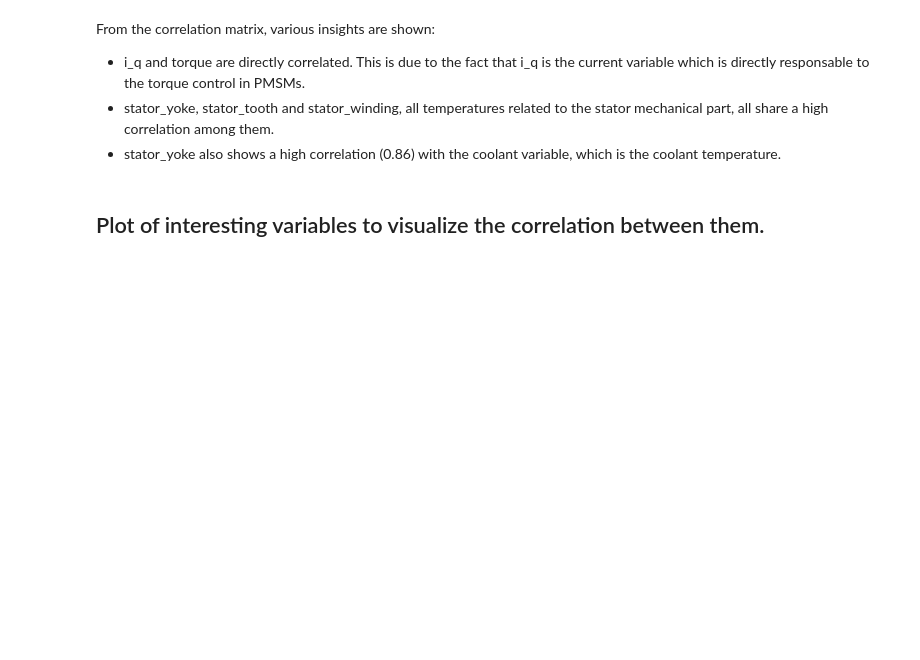
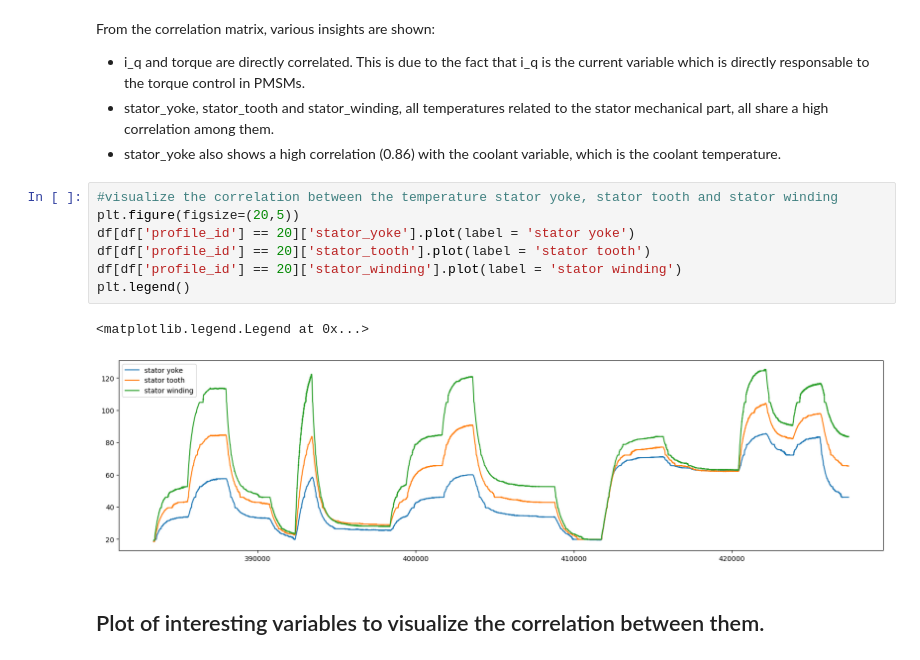
Before and after one commit to tommasobbb/PMSM_Data_Mining, a Jupyter notebook: DataMining.ipynb, the cells around one changed output. Cells and saved outputs as stored; diff of their text form; blank space fills up the shorter version.

```diff
--- a/DataMining.ipynb
+++ b/DataMining.ipynb
@@ -291,6 +295,16 @@ From the correlation matrix, various insights are shown:
 + i_q and torque are directly correlated. This is due to the fact that i_q is the current variable which is directly responsable to the torque control in PMSMs.
 + stator_yoke, stator_tooth and stator_winding, all temperatures related to the stator mechanical part, all share a high correlation among them.
 + stator_yoke also shows a high correlation (0.86) with the coolant variable, which is the coolant temperature.
+# %%
+#visualize the correlation between the temperature stator yoke, stator tooth and stator winding
+plt.figure(figsize=(20,5))
+df[df['profile_id'] == 20]['stator_yoke'].plot(label = 'stator yoke')
+df[df['profile_id'] == 20]['stator_tooth'].plot(label = 'stator tooth')
+df[df['profile_id'] == 20]['stator_winding'].plot(label = 'stator winding')
+plt.legend()
+# %% [output]
+<matplotlib.legend.Legend at 0x...>
+[figure, added]
 # %% [markdown]
 ## Plot of interesting variables to visualize the correlation between them.
 # %%
```
Also changed, not shown: parts of 11 cells of this notebook, 3 other files.
